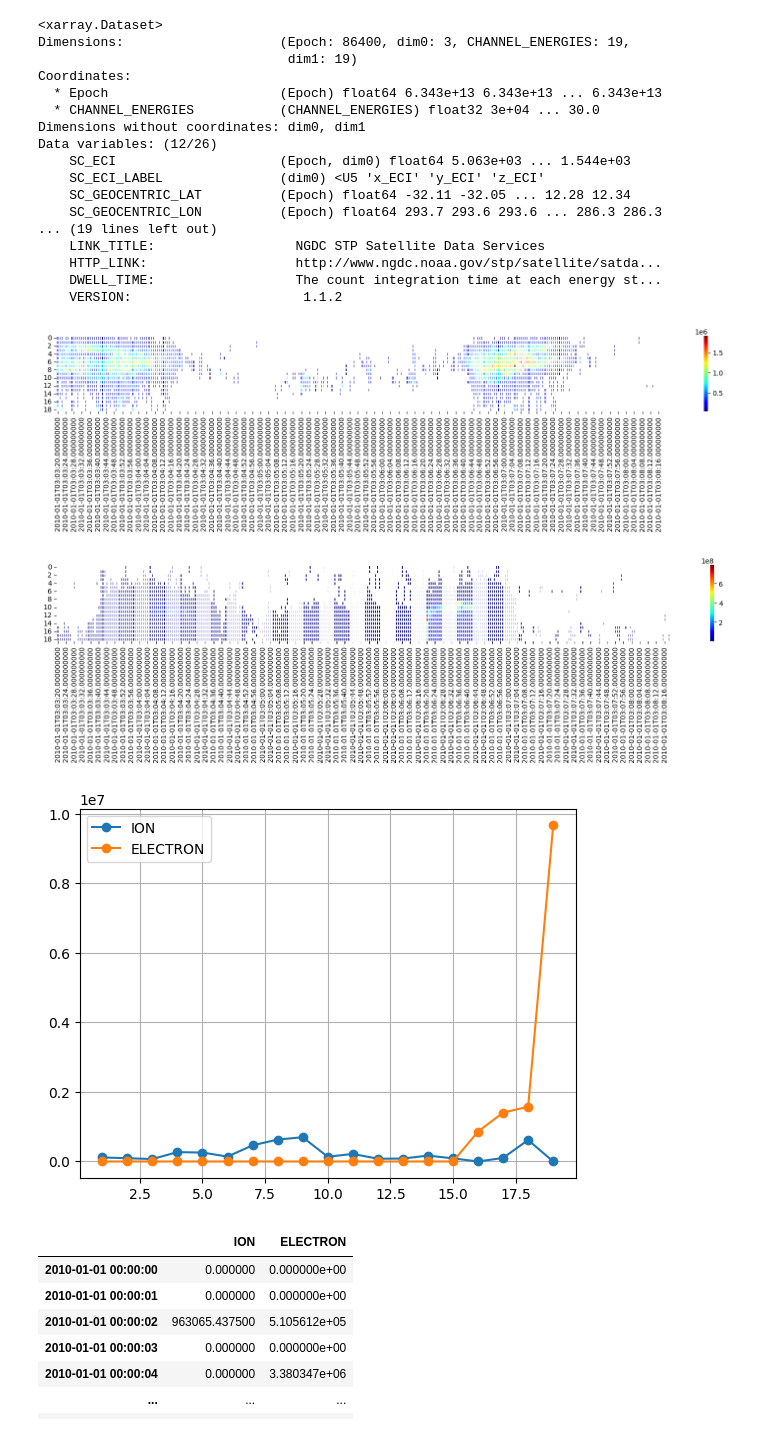
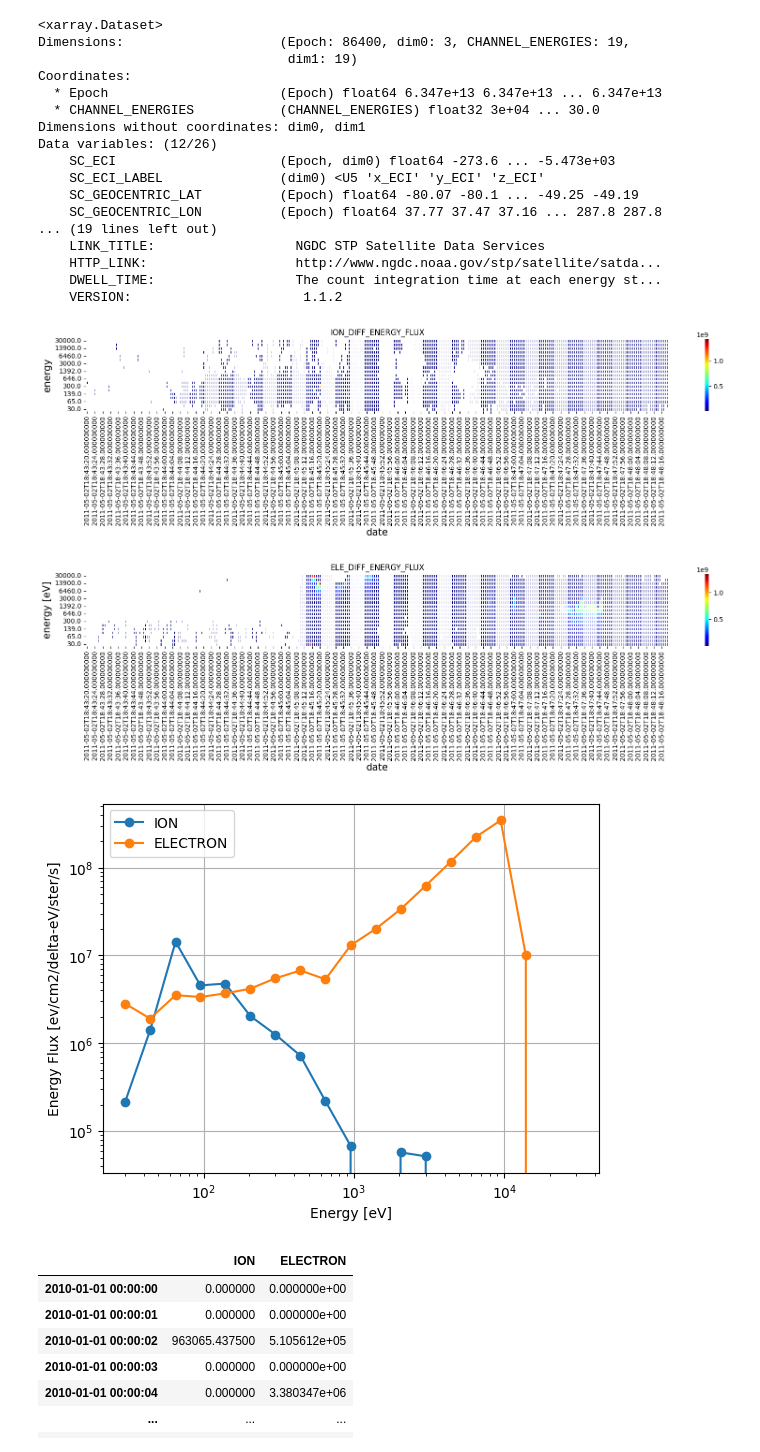
Before and after one commit to umeyuu/Prediction-of-Satellite-Potential-Using-Solar-Wind-Data, a Jupyter notebook: satelite_data.ipynb, the cells around one changed output. Cells and saved outputs as stored; diff of their text form; code cells hidden in the pictures.

```diff
--- a/satelite_data.ipynb
+++ b/satelite_data.ipynb
@@ -5,21 +5,21 @@ import pandas as pd
 import matplotlib.pyplot as plt
 import seaborn as sns
 # %%
-path = 'DATA/dmsp-f16_ssj_precipitating-electrons-ions_20100101_v1.1.2.cdf'
+path = 'DATA/dmsp-f16_20110502.cdf'
 cdflib.cdf_to_xarray(path)
 # %% [output]
 <xarray.Dataset>
 Dimensions:                    (Epoch: 86400, dim0: 3, CHANNEL_ENERGIES: 19,
                                 dim1: 19)
 Coordinates:
-  * Epoch                      (Epoch) float64 6.343e+13 6.343e+13 ... 6.343e+13
+  * Epoch                      (Epoch) float64 6.347e+13 6.347e+13 ... 6.347e+13
   * CHANNEL_ENERGIES           (CHANNEL_ENERGIES) float32 3e+04 ... 30.0
 Dimensions without coordinates: dim0, dim1
 Data variables: (12/26)
-    SC_ECI                     (Epoch, dim0) float64 5.063e+03 ... 1.544e+03
+    SC_ECI                     (Epoch, dim0) float64 -273.6 ... -5.473e+03
     SC_ECI_LABEL               (dim0) <U5 'x_ECI' 'y_ECI' 'z_ECI'
-    SC_GEOCENTRIC_LAT          (Epoch) float64 -32.11 -32.05 ... 12.28 12.34
-    SC_GEOCENTRIC_LON          (Epoch) float64 293.7 293.6 293.6 ... 286.3 286.3
+    SC_GEOCENTRIC_LAT          (Epoch) float64 -80.07 -80.1 ... -49.25 -49.19
+    SC_GEOCENTRIC_LON          (Epoch) float64 37.77 37.47 37.16 ... 287.8 287.8
 ... (19 lines left out)
     LINK_TITLE:                  NGDC STP Satellite Data Services
     HTTP_LINK:                   http://www.ngdc.noaa.gov/stp/satellite/satda...
@@ -29,6 +29,7 @@ Data variables: (12/26)
 cdf_file = cdflib.CDF(path)
 ion = cdf_file['ION_DIFF_ENERGY_FLUX']
 ele = cdf_file['ELE_DIFF_ENERGY_FLUX']
+channel = cdf_file['CHANNEL_ENERGIES']
 # %%
 from datetime import datetime
 
@@ -36,35 +37,44 @@ from datetime import datetime
 a = cdflib.cdfepoch.unixtime(cdf_file['Epoch'])
 date = [datetime.utcfromtimestamp(aa) for aa in a]
 # %%
-st = 11000
+st = 67400
 et = st + 300
-df_ion = pd.DataFrame(ion.T[:, st:et], columns=date[st:et])
+df_ion = pd.DataFrame(ion.T[:, st:et], columns=date[st:et], index=channel)
 df_ion_mask = (df_ion == 0)
 plt.figure(figsize=(20,2))
 sns.heatmap(df_ion, linewidths = 1,cmap = "jet", mask = df_ion_mask)
-plt.show()
+plt.title('ION_DIFF_ENERGY_FLUX')
+plt.xlabel('date', fontsize=15)
+plt.ylabel('energy [eV]', fontsize=15);
 # %% [output]
-[figure, old version]
+[figure, new version]
 # %%
-st = 11000
+st = 67400
 et = st + 300
 
-df_ele = pd.DataFrame(ele.T[:, st:et], columns=date[st:et])
+df_ele = pd.DataFrame(ele.T[:, st:et], columns=date[st:et], index=channel)
 df_ele_mask = (df_ele == 0)
 plt.figure(figsize=(20,2))
-sns.heatmap(df_ele, linewidths = 1,cmap = "jet", mask = df_ele_mask);
+sns.heatmap(df_ele, linewidths = 1,cmap = "jet", mask = df_ele_mask)
+plt.title('ELE_DIFF_ENERGY_FLUX')
+plt.xlabel('date', fontsize=15)
+plt.ylabel('energy [eV]', fontsize=15);
 # %% [output]
-[figure, old version]
+[figure, new version]
 # %%
 def plot_fig(id, ion, ele):
-    plt.plot(list(range(1, 20)), ion[id], marker='o', label='ION')
-    plt.plot(list(range(1, 20)), ele[id], marker='o', label='ELECTRON')
+    plt.plot(channel, ion[id], marker='o', label='ION')
+    plt.plot(channel, ele[id], marker='o', label='ELECTRON')
+    plt.xscale('log')
+    plt.yscale('log')
+    plt.xlabel('Energy [eV]')
+    plt.ylabel('Energy Flux [ev/cm2/delta-eV/ster/s]')
     plt.grid()
     plt.legend()
 
-plot_fig(11000, ion, ele)
+plot_fig(67530, ion, ele)
 # %% [output]
-[figure, old version]
+[figure, new version]
 # %%
 df = np.array([ion.max(axis=1), ele.max(axis=1)])
 df = pd.DataFrame(df.T, columns=['ION', 'ELECTRON'], index=date)
```
Also changed, not shown: parts of 1 cell of this notebook.
